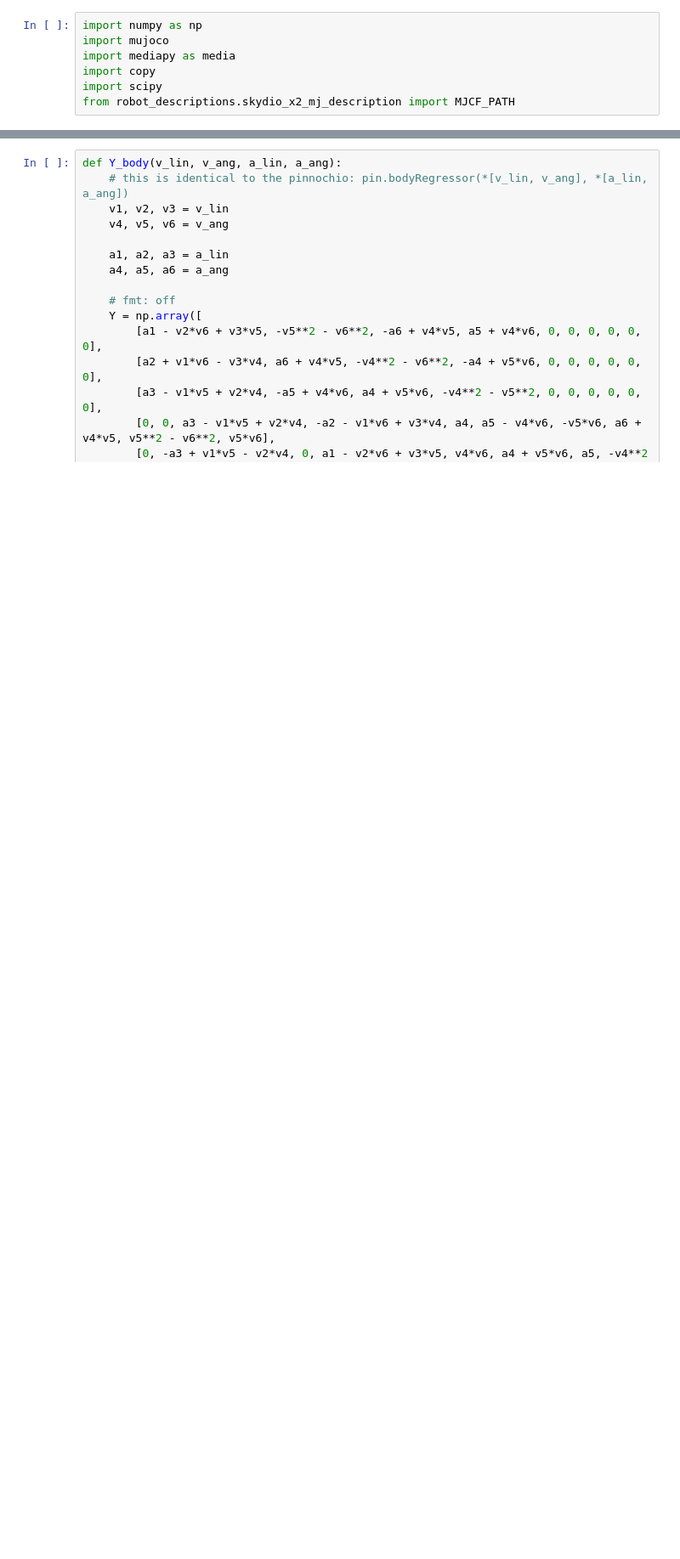
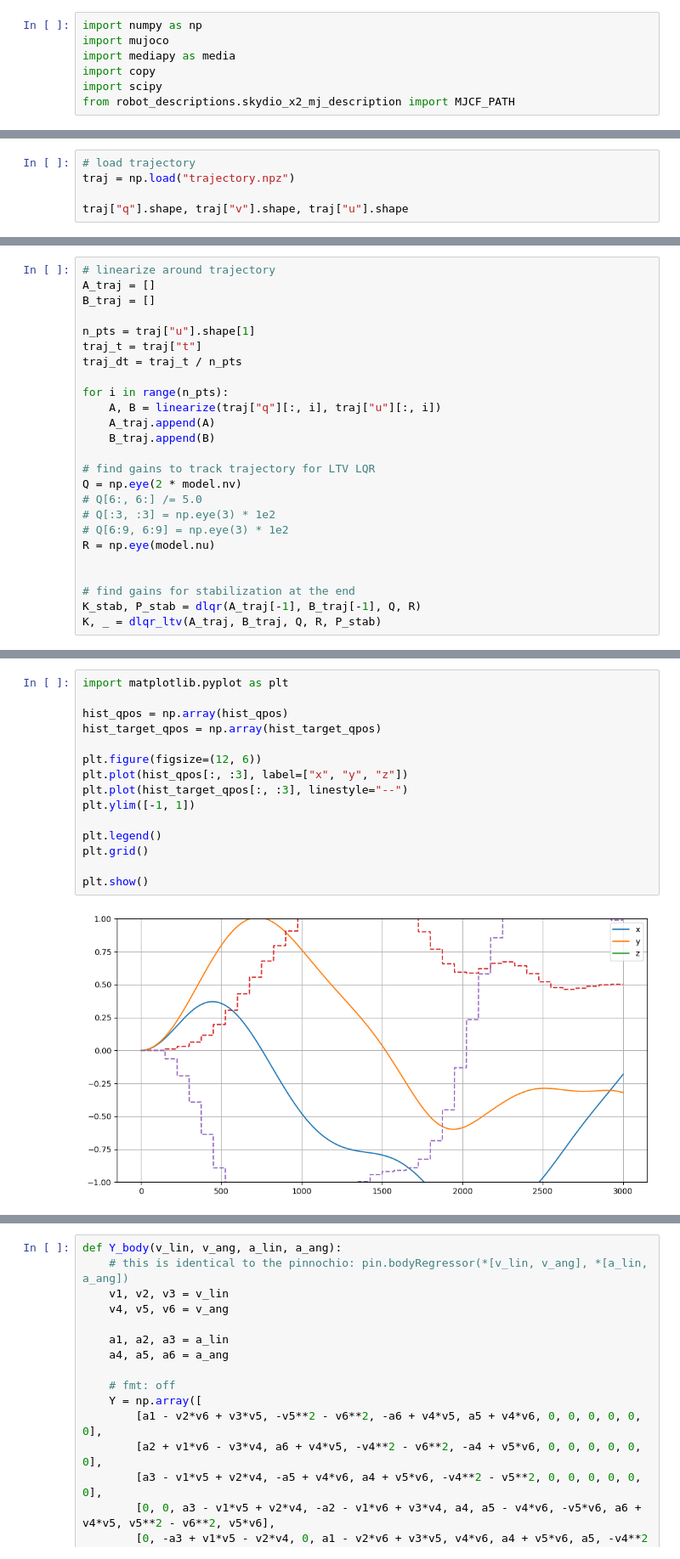
Before and after one commit to lvjonok/mujoco-sysid, a Jupyter notebook: scripts/skydio.ipynb, the cells around one changed output, grey strips where cells are left out. Shown at 85% size. Cells and saved outputs as stored; diff of their text form; blank space fills up the shorter version.

```diff
--- a/scripts/skydio.ipynb
+++ b/scripts/skydio.ipynb
@@ -20,0 +19,5 @@ model.opt.timestep = 1e-3
+# %%
+# load trajectory
+traj = np.load("trajectory.npz")
+
+traj["q"].shape, traj["v"].shape, traj["u"].shape
@@ -20,0 +78,25 @@ model.opt.timestep = 1e-3
+# %%
+# linearize around trajectory
+A_traj = []
+B_traj = []
+
+n_pts = traj["u"].shape[1]
+traj_t = traj["t"]
+traj_dt = traj_t / n_pts
+
+for i in range(n_pts):
+    A, B = linearize(traj["q"][:, i], traj["u"][:, i])
+    A_traj.append(A)
+    B_traj.append(B)
+
+# find gains to track trajectory for LTV LQR
+Q = np.eye(2 * model.nv)
+# Q[6:, 6:] /= 5.0
+# Q[:3, :3] = np.eye(3) * 1e2
+# Q[6:9, 6:9] = np.eye(3) * 1e2
+R = np.eye(model.nu)
+
+
+# find gains for stabilization at the end
+K_stab, P_stab = dlqr(A_traj[-1], B_traj[-1], Q, R)
+K, _ = dlqr_ltv(A_traj, B_traj, Q, R, P_stab)
@@ -20,0 +163,17 @@ model.opt.timestep = 1e-3
+# %%
+import matplotlib.pyplot as plt
+
+hist_qpos = np.array(hist_qpos)
+hist_target_qpos = np.array(hist_target_qpos)
+
+plt.figure(figsize=(12, 6))
+plt.plot(hist_qpos[:, :3], label=["x", "y", "z"])
+plt.plot(hist_target_qpos[:, :3], linestyle="--")
+plt.ylim([-1, 1])
+
+plt.legend()
+plt.grid()
+
+plt.show()
+# %% [output]
+[figure, added]
```
Also changed, not shown: parts of 14 cells of this notebook, 6 other files.
